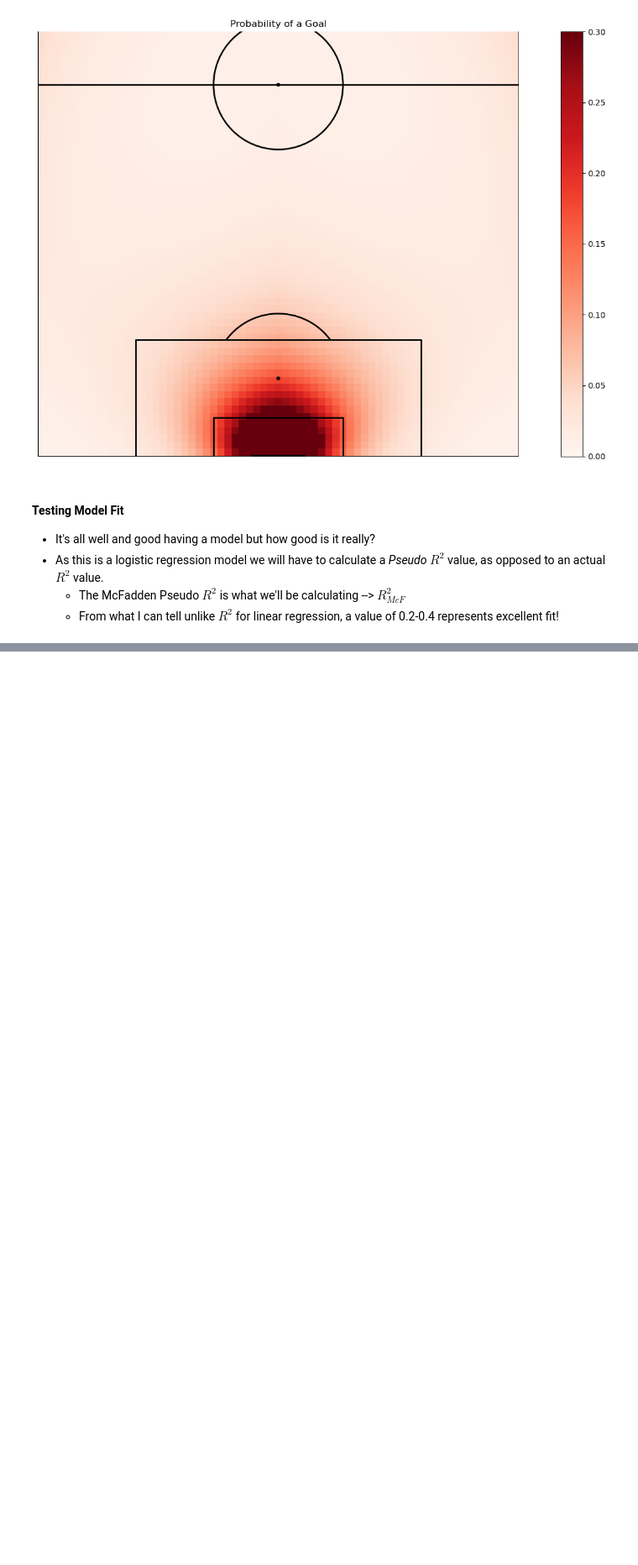
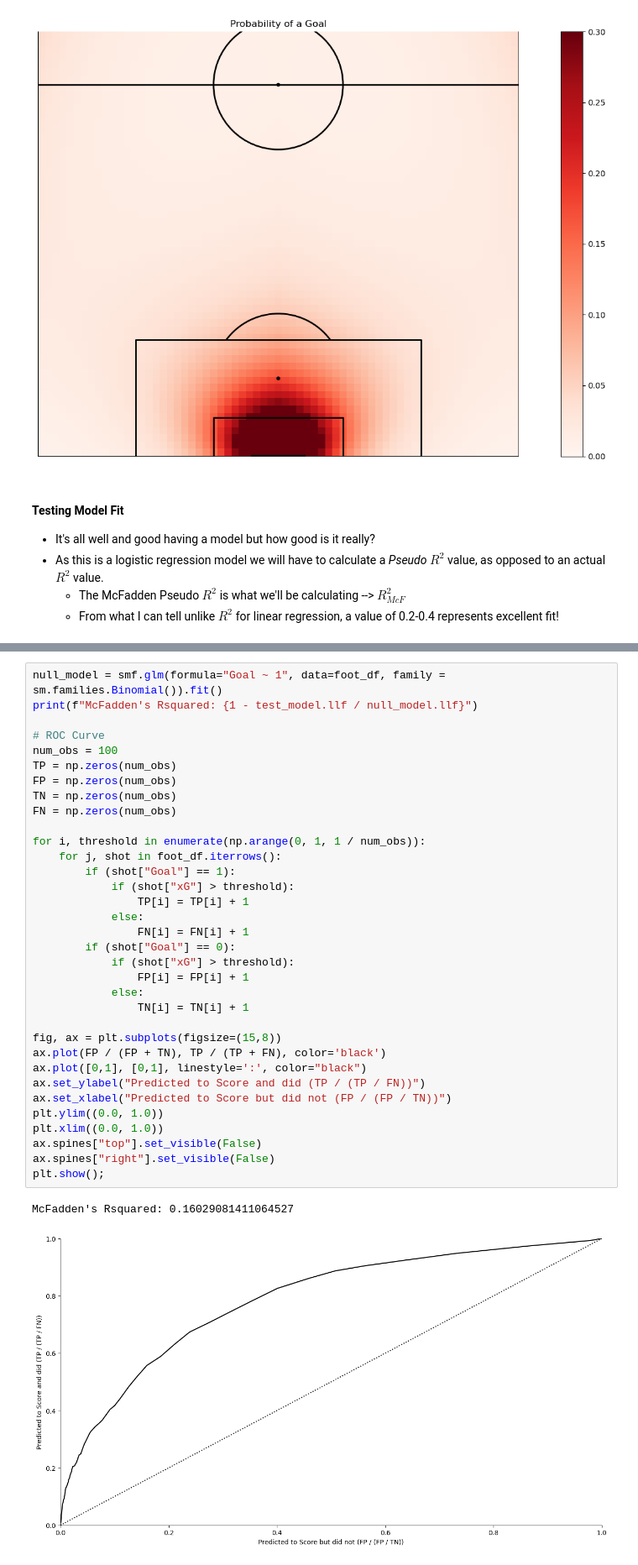
Before and after one commit to jimmybunter01/Soccermatics, a Jupyter notebook: Notebooks/2_Models/xG_modelling.ipynb, the cells around one changed output, grey strips where cells are left out. Shown at 84% size. Cells and saved outputs as stored; diff of their text form; blank space fills up the shorter version.

```diff
--- a/Notebooks/2_Models/xG_modelling.ipynb
+++ b/Notebooks/2_Models/xG_modelling.ipynb
@@ -497,0 +636,37 @@ for i, threshold in enumerate(np.arange(0, 1, 1 / num_obs)):
+# %%
+null_model = smf.glm(formula="Goal ~ 1", data=foot_df, family = sm.families.Binomial()).fit()
+print(f"McFadden's Rsquared: {1 - test_model.llf / null_model.llf}")
+
+# ROC Curve
+num_obs = 100
+TP = np.zeros(num_obs)
+FP = np.zeros(num_obs)
+TN = np.zeros(num_obs)
+FN = np.zeros(num_obs)
+
+for i, threshold in enumerate(np.arange(0, 1, 1 / num_obs)):
+    for j, shot in foot_df.iterrows():
+        if (shot["Goal"] == 1):
+            if (shot["xG"] > threshold):
+                TP[i] = TP[i] + 1
+            else:
+                FN[i] = FN[i] + 1
+        if (shot["Goal"] == 0):
+            if (shot["xG"] > threshold):
+                FP[i] = FP[i] + 1
+            else:
+                TN[i] = TN[i] + 1
+
+fig, ax = plt.subplots(figsize=(15,8))
+ax.plot(FP / (FP + TN), TP / (TP + FN), color='black')
+ax.plot([0,1], [0,1], linestyle=':', color="black")
+ax.set_ylabel("Predicted to Score and did (TP / (TP / FN))")
+ax.set_xlabel("Predicted to Score but did not (FP / (FP / TN))")
+plt.ylim((0.0, 1.0))
+plt.xlim((0.0, 1.0))
+ax.spines["top"].set_visible(False)
+ax.spines["right"].set_visible(False)
+plt.show();
+# %% [output]
+McFadden's Rsquared: 0.16029081411064527
+[figure, added]
```
Also changed, not shown: parts of 22 cells of this notebook.
